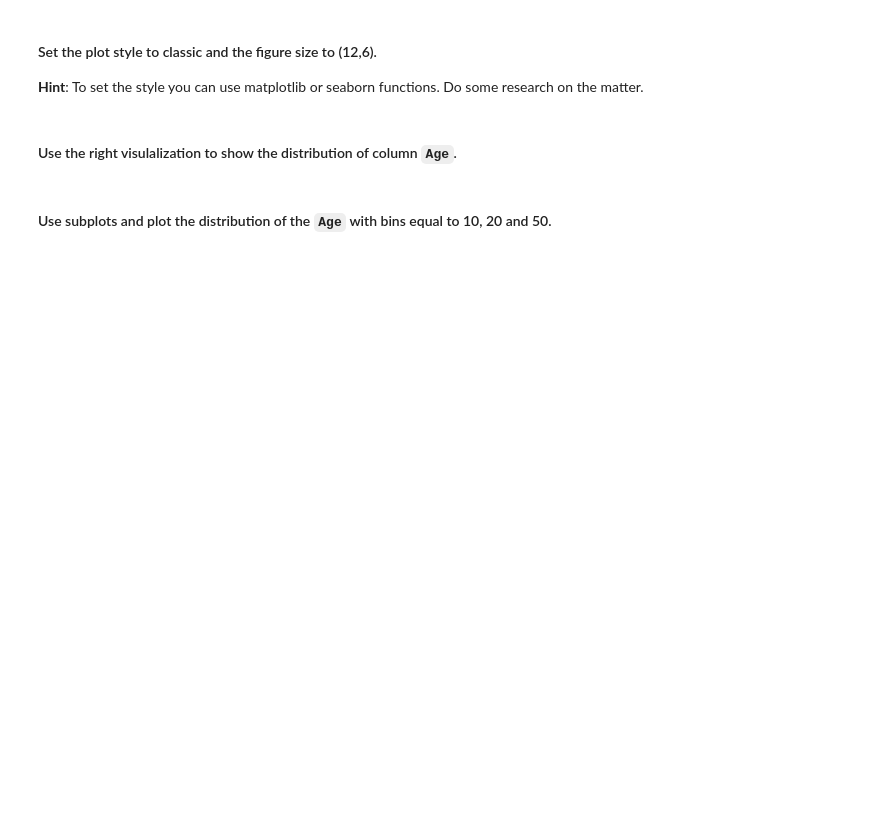
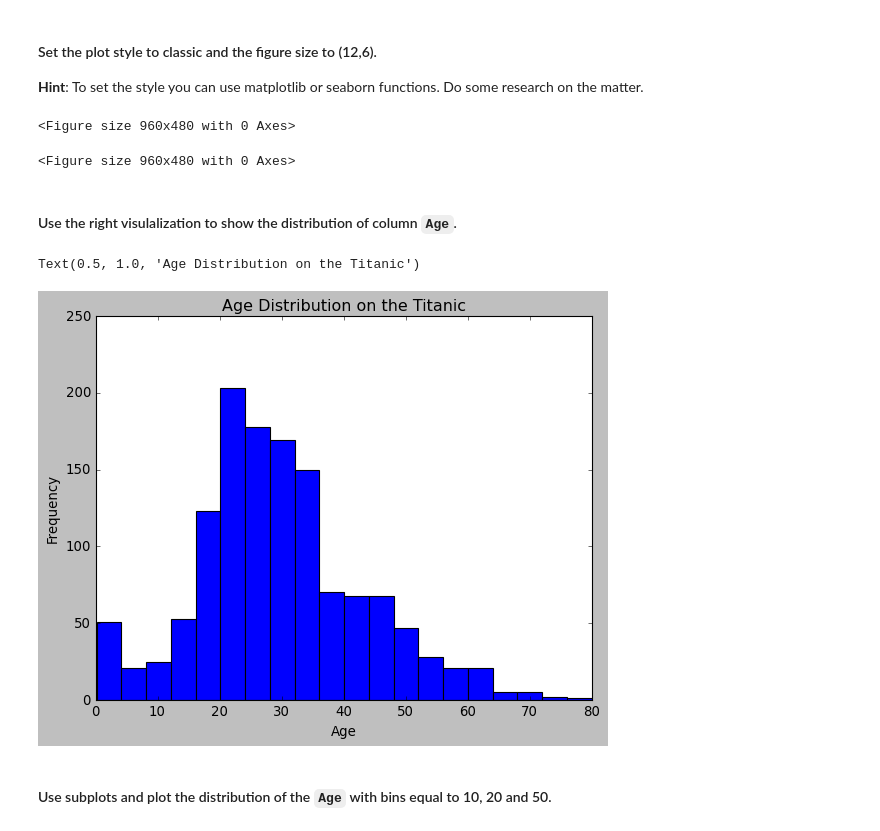
Before and after one commit to Ironhack-Data-Madrid-Octubre-2023/5.2-lab_matplotlib_seaborn, a Jupyter notebook: your-code/main.ipynb, the cells around one changed output. Saved outputs shown, nothing was run; the diff lists cells and outputs as text; code cells hidden in the pictures; blank space fills up the shorter version.

```diff
--- a/your-code/main.ipynb
+++ b/your-code/main.ipynb
@@ -69,3 +80,5 @@ sns.histplot(x=fitbit.Work_or_Weekend)
 * table: `titanic`
 # %%
 # your code here
+titanic=pd.read_csv('../data/titanic.csv')
+titanic.head()
@@ -87,5 +152,10 @@ sns.histplot(x=fitbit.Work_or_Weekend)
 **Hint**: To set the style you can use matplotlib or seaborn functions. Do some research on the matter.
 # %%
 # your code here
+plt.style.use('classic')
+plt.figure(figsize=(12, 6))
+# %% [output]
+<Figure size 960x480 with 0 Axes>
+<Figure size 960x480 with 0 Axes>
 # %% [markdown]
 #### Use the right visulalization to show the distribution of column `Age`.
@@ -94,2 +162,12 @@ sns.histplot(x=fitbit.Work_or_Weekend)
+# %%
+# your code here
+plt.hist(titanic['Age'], bins=20)
+
+plt.xlabel('Age')
+plt.ylabel('Frequency')
+plt.title('Age Distribution on the Titanic')
+# %% [output]
+Text(0.5, 1.0, 'Age Distribution on the Titanic')
+[figure, added]
 # %% [markdown]
 #### Use subplots and plot the distribution of the `Age`  with bins equal to 10, 20 and 50.
```
Also changed, not shown: parts of 32 cells of this notebook.
